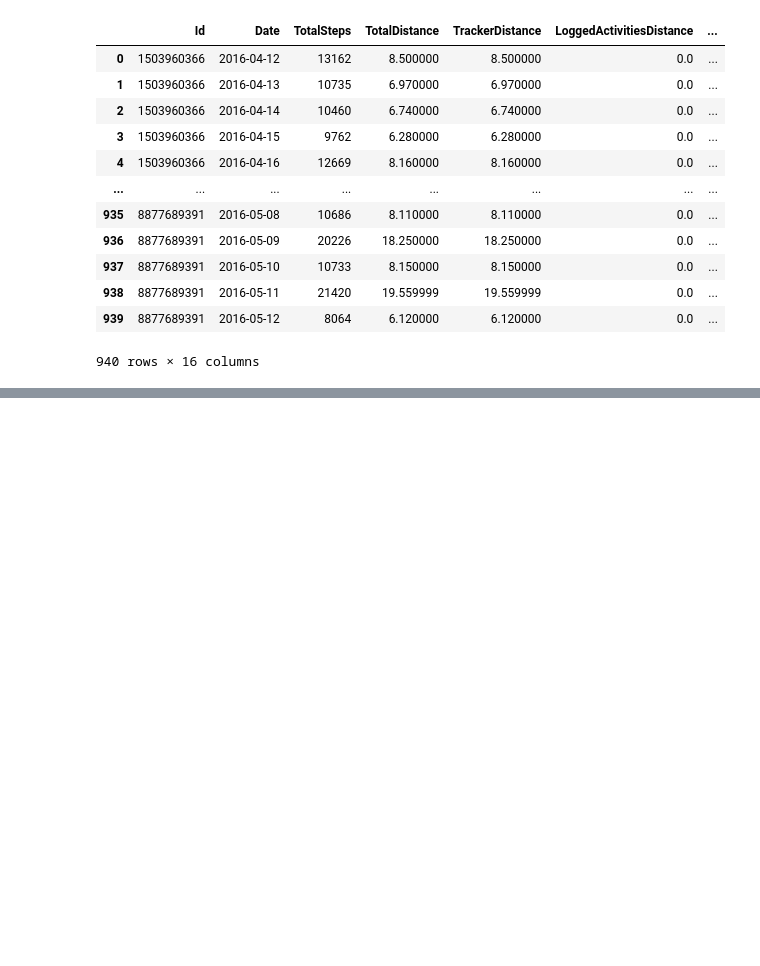
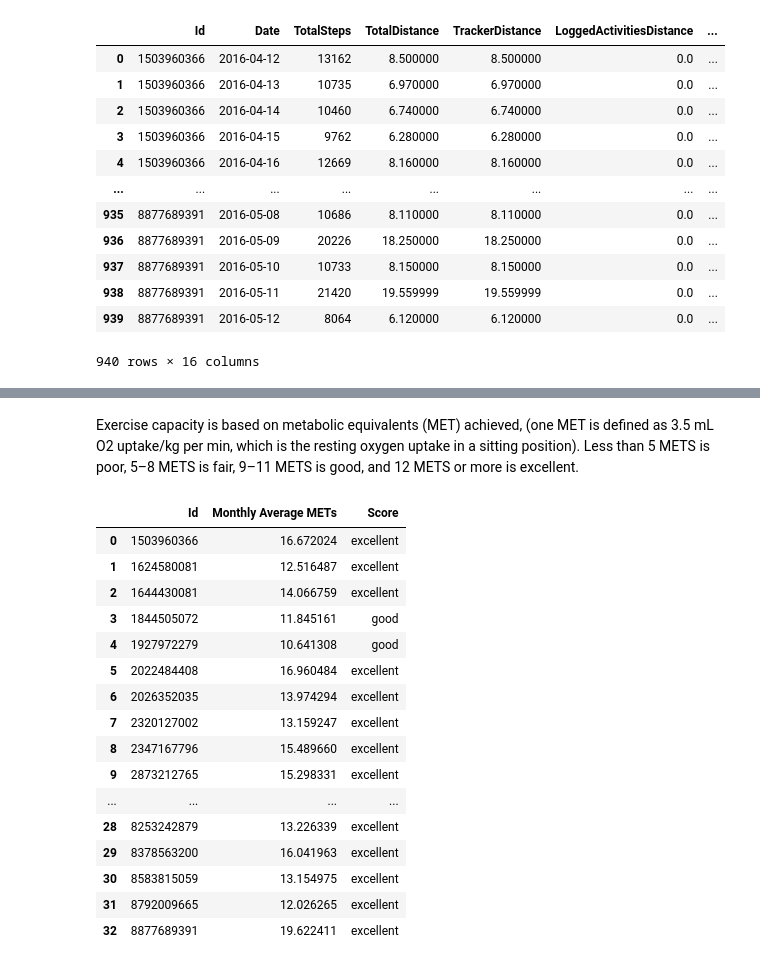
Before and after one commit to Aishani1234/Bellabeat_Case-Study, a Jupyter notebook: DataExploration.ipynb, the cells around one changed output, grey strips where cells are left out. Cells and saved outputs as stored; diff of their text form; code cells hidden in the pictures; blank space fills up the shorter version.

```diff
--- a/DataExploration.ipynb
+++ b/DataExploration.ipynb
@@ -267,0 +336,36 @@ New_Daily_df
+# %% [markdown]
+Exercise capacity is based on metabolic equivalents (MET) achieved, (one MET is defined as 3.5 mL O2 uptake/kg per min, which is the resting oxygen uptake in a sitting position). Less than 5 METS is poor, 5–8 METS is fair, 9–11 METS is good, and 12 METS or more is excellent.
+# %%
+Monthly_Avg_METs=Daily_Avg_METs.groupby(['Id'])['Daily Average METs'].mean().reset_index(name='Monthly Average METs')
+# %%
+def get_METs_score(i):
+  if i<5:
+    return('poor')
+  if 5<=i<=8:
+    return('fair')
+  if 9<=i<12:
+    return('good')
+  if i>=12:
+    return('excellent')
+# %%
+Monthly_Avg_METs['Score']= Monthly_Avg_METs.apply(lambda x:get_METs_score(x['Monthly Average METs']),axis=1)
+# %%
+Monthly_Avg_METs
+# %% [output]
+|  | Id | Monthly Average METs | Score |
+| 0 | 1503960366 | 16.672024 | excellent |
+| 1 | 1624580081 | 12.516487 | excellent |
+| 2 | 1644430081 | 14.066759 | excellent |
+| 3 | 1844505072 | 11.845161 | good |
+| 4 | 1927972279 | 10.641308 | good |
+| 5 | 2022484408 | 16.960484 | excellent |
+| 6 | 2026352035 | 13.974294 | excellent |
+| 7 | 2320127002 | 13.159247 | excellent |
+| 8 | 2347167796 | 15.489660 | excellent |
+| 9 | 2873212765 | 15.298331 | excellent |
+| ... | ... | ... | ... |
+| 28 | 8253242879 | 13.226339 | excellent |
+| 29 | 8378563200 | 16.041963 | excellent |
+| 30 | 8583815059 | 13.154975 | excellent |
+| 31 | 8792009665 | 12.026265 | excellent |
+| 32 | 8877689391 | 19.622411 | excellent |
```
Also changed, not shown: parts of 9 cells of this notebook.
